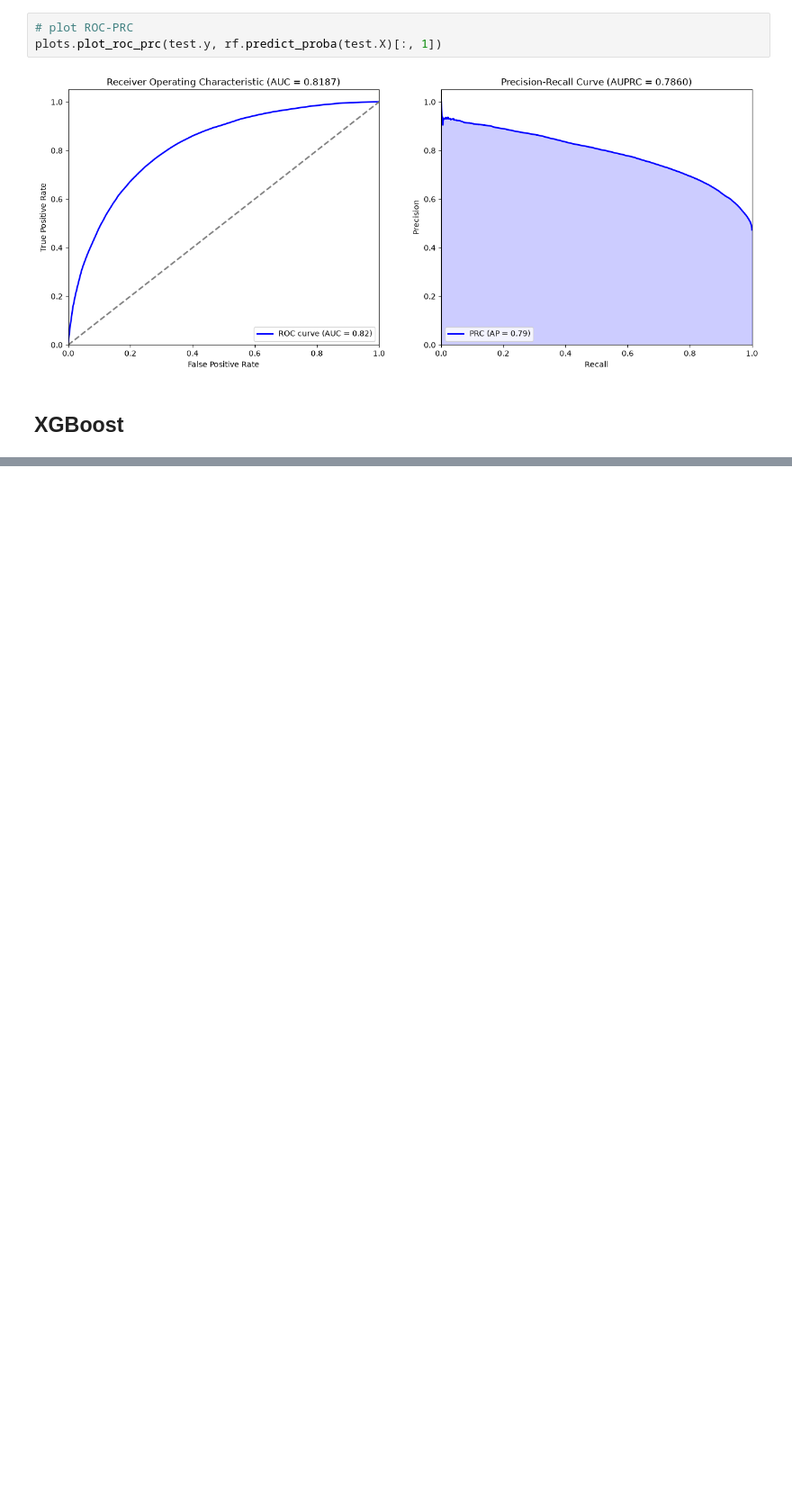
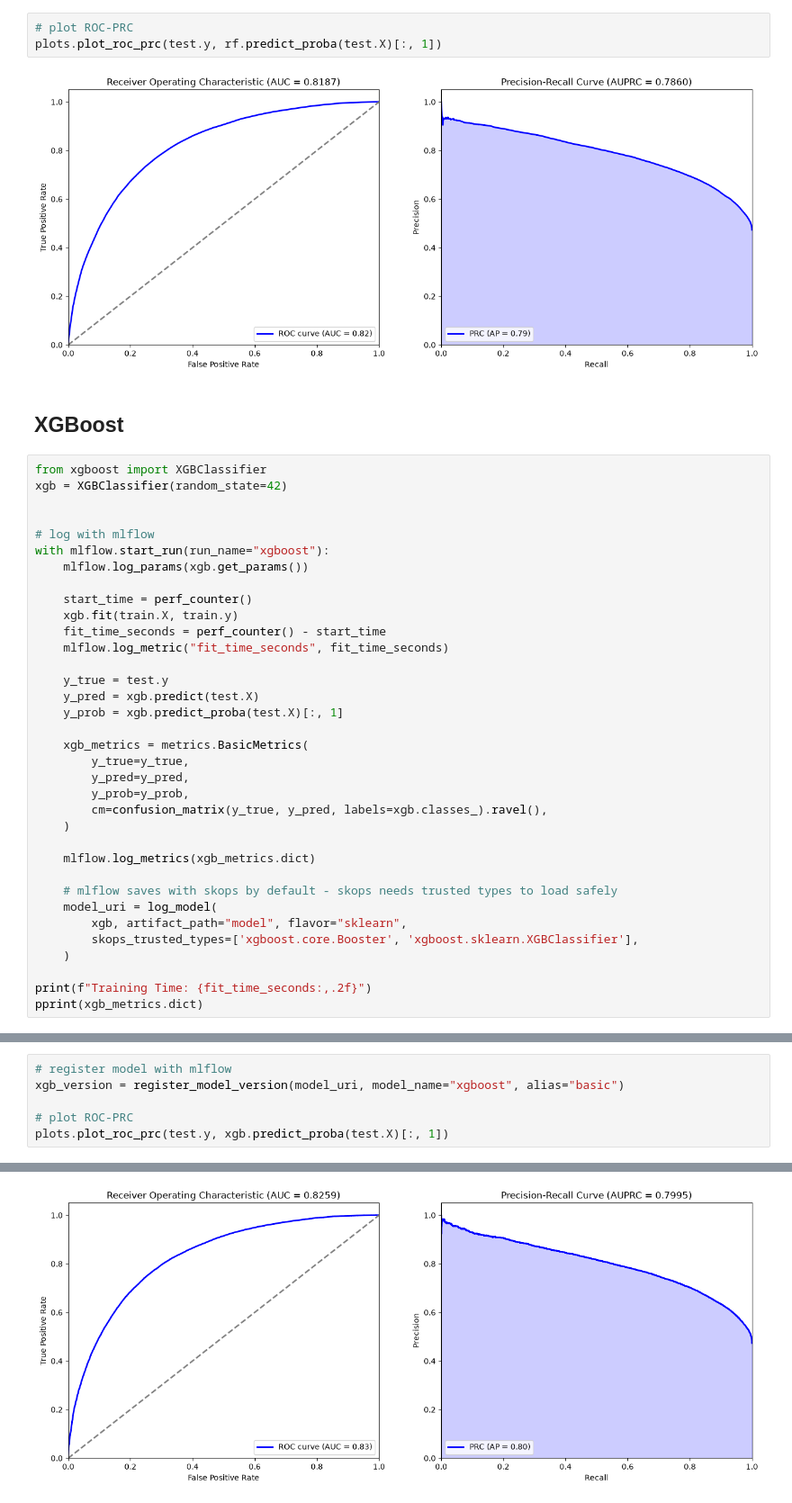
Before and after one commit to BenAF002/mimic4ed-task, a Jupyter notebook: notebooks/task_1.ipynb, the cells around one changed output, grey strips where cells are left out. Shown at 90% size. Cells and saved outputs as stored; diff of their text form; blank space fills up the shorter version.

```diff
--- a/notebooks/task_1.ipynb
+++ b/notebooks/task_1.ipynb
@@ -268,3 +267,38 @@ plots.plot_roc_prc(test.y, rf.predict_proba(test.X)[:, 1])
 [figure]
 # %% [markdown]
 ## XGBoost
+# %%
+from xgboost import XGBClassifier
+xgb = XGBClassifier(random_state=42)
+
+
+# log with mlflow
+with mlflow.start_run(run_name="xgboost"):
+    mlflow.log_params(xgb.get_params())
+
+    start_time = perf_counter()
+    xgb.fit(train.X, train.y)
+    fit_time_seconds = perf_counter() - start_time
+    mlflow.log_metric("fit_time_seconds", fit_time_seconds)
+
+    y_true = test.y
+    y_pred = xgb.predict(test.X)
+    y_prob = xgb.predict_proba(test.X)[:, 1]
+
+    xgb_metrics = metrics.BasicMetrics(
+        y_true=y_true,
+        y_pred=y_pred,
+        y_prob=y_prob,
+        cm=confusion_matrix(y_true, y_pred, labels=xgb.classes_).ravel(),
+    )
+
+    mlflow.log_metrics(xgb_metrics.dict)
+
+    # mlflow saves with skops by default - skops needs trusted types to load safely
+    model_uri = log_model(
+        xgb, artifact_path="model", flavor="sklearn",
+        skops_trusted_types=['xgboost.core.Booster', 'xgboost.sklearn.XGBClassifier'],
+    )
+
+print(f"Training Time: {fit_time_seconds:,.2f}")
+pprint(xgb_metrics.dict)
@@ -270,0 +318,7 @@ plots.plot_roc_prc(test.y, rf.predict_proba(test.X)[:, 1])
+# %%
+# register model with mlflow
+xgb_version = register_model_version(model_uri, model_name="xgboost", alias="basic")
+
+# plot ROC-PRC
+plots.plot_roc_prc(test.y, xgb.predict_proba(test.X)[:, 1])
+# %% [output]
@@ -270,0 +327 @@ plots.plot_roc_prc(test.y, rf.predict_proba(test.X)[:, 1])
+[figure, added]
```
Also changed, not shown: parts of 23 cells of this notebook, 1 other file.
